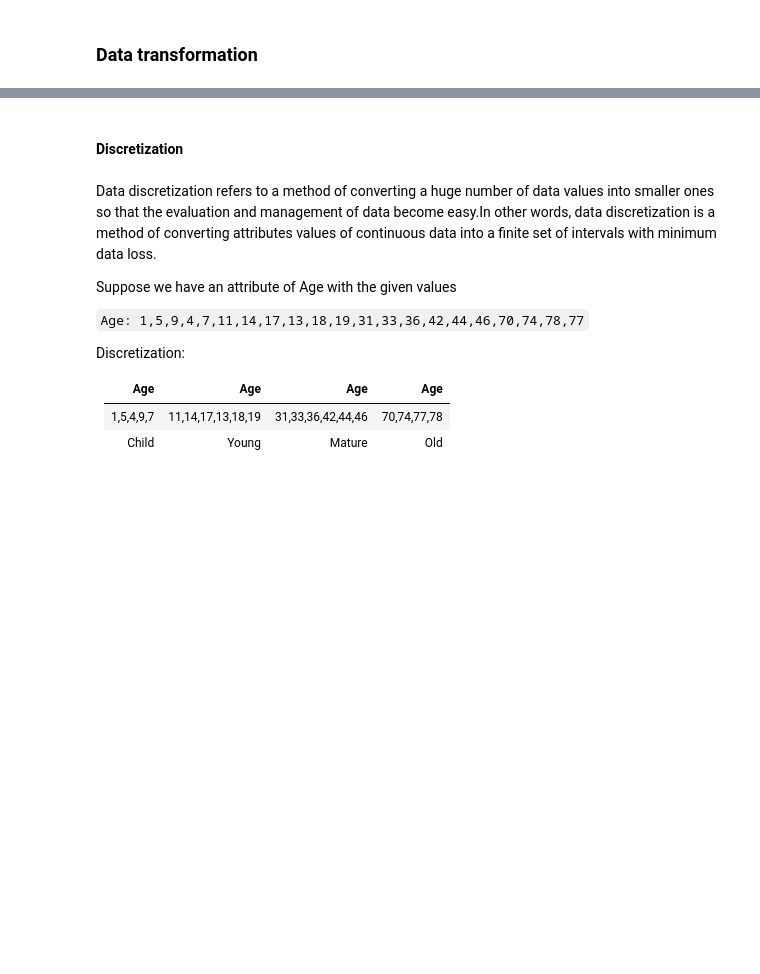
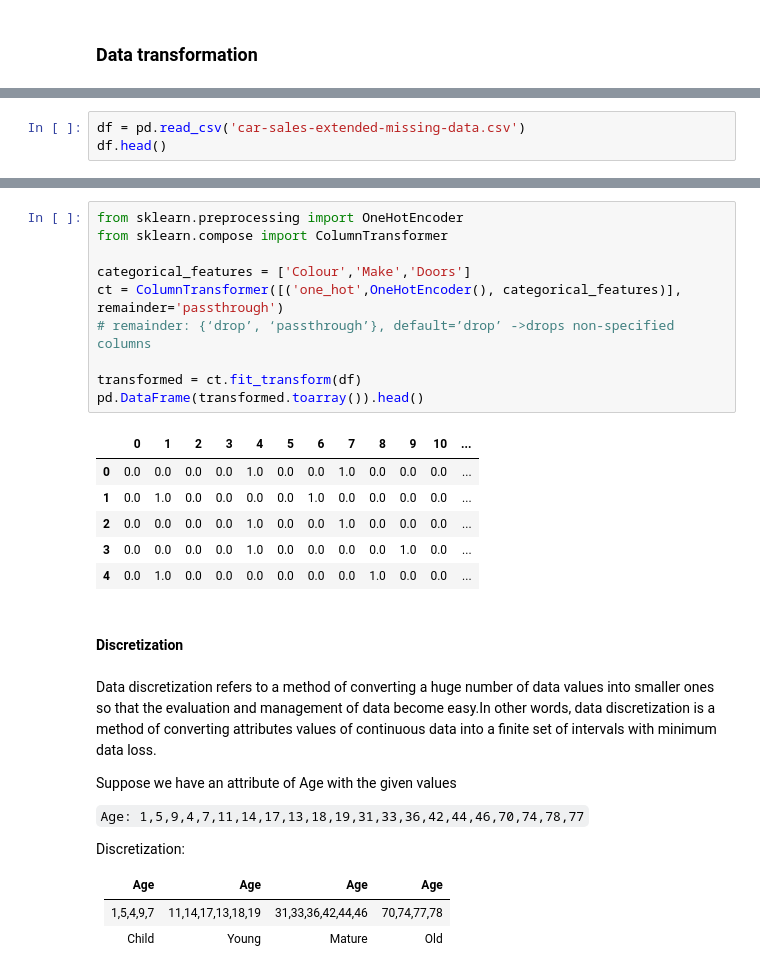
Before and after one commit to dev-SR/machine-learning, a Jupyter notebook: 09EDA/jupyter.ipynb, the cells around one changed output, grey strips where cells are left out. Saved outputs shown, nothing was run; the diff lists cells and outputs as text; blank space fills up the shorter version.

```diff
--- a/09EDA/jupyter.ipynb
+++ b/09EDA/jupyter.ipynb
@@ -200,0 +317,3 @@ data.shape
+# %%
+df = pd.read_csv('car-sales-extended-missing-data.csv')
+df.head()
@@ -201,3 +336,20 @@ data.shape
+# %%
+from sklearn.preprocessing import OneHotEncoder
+from sklearn.compose import ColumnTransformer
+
+categorical_features = ['Colour','Make','Doors']
+ct = ColumnTransformer([('one_hot',OneHotEncoder(), categorical_features)], remainder='passthrough')
+# remainder: {‘drop’, ‘passthrough’}, default=’drop’ ->drops non-specified columns
+
+transformed = ct.fit_transform(df)
+pd.DataFrame(transformed.toarray()).head()
+# %% [output]
+|  | 0 | 1 | 2 | 3 | 4 | 5 | 6 | 7 | 8 | 9 | 10 | ... |
+| 0 | 0.0 | 0.0 | 0.0 | 0.0 | 1.0 | 0.0 | 0.0 | 1.0 | 0.0 | 0.0 | 0.0 | ... |
+| 1 | 0.0 | 1.0 | 0.0 | 0.0 | 0.0 | 0.0 | 1.0 | 0.0 | 0.0 | 0.0 | 0.0 | ... |
+| 2 | 0.0 | 0.0 | 0.0 | 0.0 | 1.0 | 0.0 | 0.0 | 1.0 | 0.0 | 0.0 | 0.0 | ... |
+| 3 | 0.0 | 0.0 | 0.0 | 0.0 | 1.0 | 0.0 | 0.0 | 0.0 | 0.0 | 1.0 | 0.0 | ... |
+| 4 | 0.0 | 1.0 | 0.0 | 0.0 | 0.0 | 0.0 | 0.0 | 0.0 | 1.0 | 0.0 | 0.0 | ... |
 # %% [markdown]
 #### Discretization
 # %% [markdown]
```
Also changed, not shown: parts of 26 cells of this notebook, 25 other files.
